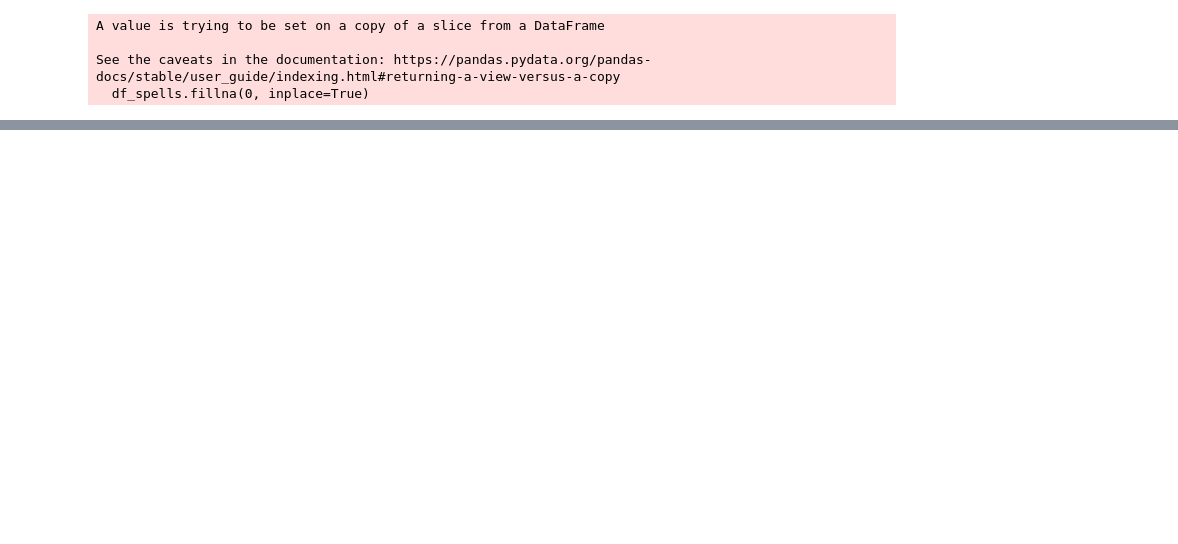
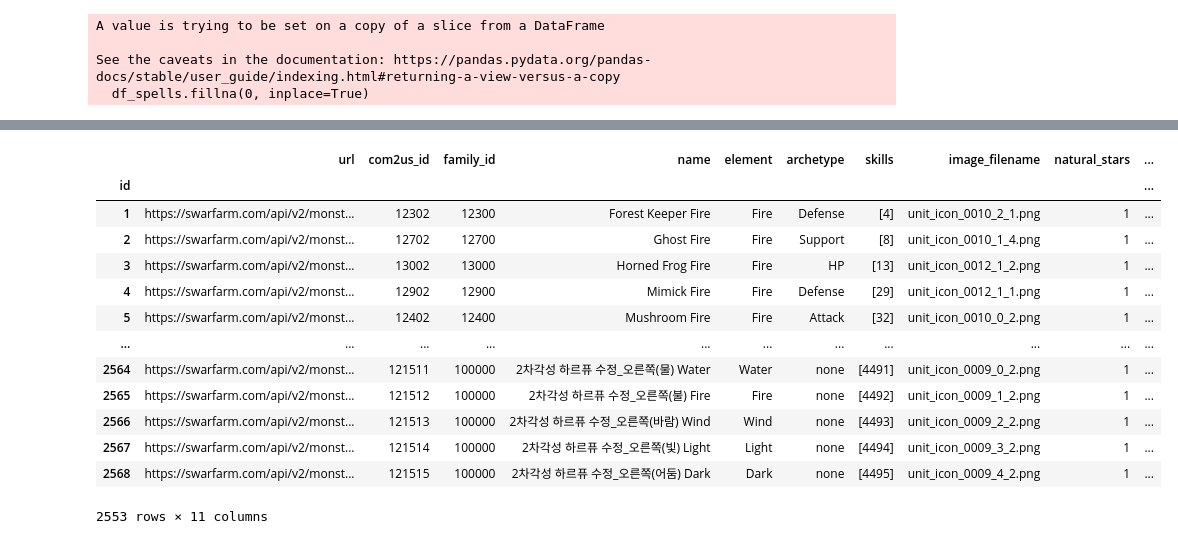
Before and after one commit to Tomlora/SummonersWars_ScoringRunage_Dashboard, a Jupyter notebook: save_swarfarm.ipynb, the cells around one changed output, grey strips where cells are left out. Saved outputs shown, nothing was run; the diff lists cells and outputs as text; code cells hidden in the pictures; blank space fills up the shorter version.

```diff
--- a/save_swarfarm.ipynb
+++ b/save_swarfarm.ipynb
@@ -62,7 +62,7 @@ def swarfarm_monstres():
     data = r.json()
     df = pd.DataFrame(data)
 
-    for i in track(range(2,25), description="Chargement de la Database Swarfarm..."):
+    for i in track(range(2,27), description="Chargement de la Database Swarfarm..."):
         url = f"https://swarfarm.com/api/v2/monsters/?page={i}"
         r = requests.get(url=url)
         data = r.json()
@@ -82,12 +82,12 @@ def swarfarm_monstres():
 
     df_mobs_swarfarm.drop([0], axis=1, inplace=True)
 
-    df_mobs_swarfarm.fillna({'url_leader' : 'Aucun',
+    df_mobs_swarfarm.fillna({'url_leader' : '-1',
                              'attribute_leader' : 'Aucun',
-                             'amount_leader' : 'Aucun',
+                             'amount_leader' : '-1',
                              'area_leader' : 'Aucun',
-                             'id_leader' : 'Aucun',
-                             'element_leader' : 'Aucun'}, inplace=True)
+                             'id_leader' : '-1',
+                             'element_leader' : '-1'}, inplace=True)
 
     # on rajoute le type des monstres dans la colonne 'name' pour les monstres non-awaken
 
@@ -316,3 +364,11 @@ for index, element in df_filtre['used_on'].items():
+# %%
+df_mob.set_index('id', inplace=True)
+# %%
+df_mob[['id_leader', 'amount_leader']] = df_mob[['id_leader', 'amount_leader']].astype(int)
+
+df_leader = df_mob[['id_leader', 'url_leader', 'attribute_leader', 'amount_leader', 'area_leader', 'element_leader']].set_index('id_leader')
+df_leader.drop_duplicates(inplace=True)
+df_mob.drop(['url_leader', 'attribute_leader', 'amount_leader', 'area_leader', 'element_leader'], axis=1, inplace=True)
 # %%
 from sqlalchemy import create_engine, text, Float, BigInteger
 from os import environ
@@ -326,5 +384,22 @@ def init_connection():
     return engine.connect()
 
 conn = init_connection()
+# %%
+df_mob
+# %% [output]
+|  | url | com2us_id | family_id | name | element | archetype | skills | image_filename | natural_stars | ... |
+| id |  |  |  |  |  |  |  |  |  | ... |
+| 1 | https://swarfarm.com/api/v2/monst... | 12302 | 12300 | Forest Keeper Fire | Fire | Defense | [4] | unit_icon_0010_2_1.png | 1 | ... |
+| 2 | https://swarfarm.com/api/v2/monst... | 12702 | 12700 | Ghost Fire | Fire | Support | [8] | unit_icon_0010_1_4.png | 1 | ... |
+| 3 | https://swarfarm.com/api/v2/monst... | 13002 | 13000 | Horned Frog Fire | Fire | HP | [13] | unit_icon_0012_1_2.png | 1 | ... |
+| 4 | https://swarfarm.com/api/v2/monst... | 12902 | 12900 | Mimick Fire | Fire | Defense | [29] | unit_icon_0012_1_1.png | 1 | ... |
+| 5 | https://swarfarm.com/api/v2/monst... | 12402 | 12400 | Mushroom Fire | Fire | Attack | [32] | unit_icon_0010_0_2.png | 1 | ... |
+| ... | ... | ... | ... | ... | ... | ... | ... | ... | ... | ... |
+| 2564 | https://swarfarm.com/api/v2/monst... | 121511 | 100000 | 2차각성 하르퓨 수정_오른쪽(물) Water | Water | none | [4491] | unit_icon_0009_0_2.png | 1 | ... |
+| 2565 | https://swarfarm.com/api/v2/monst... | 121512 | 100000 | 2차각성 하르퓨 수정_오른쪽(불) Fire | Fire | none | [4492] | unit_icon_0009_1_2.png | 1 | ... |
+| 2566 | https://swarfarm.com/api/v2/monst... | 121513 | 100000 | 2차각성 하르퓨 수정_오른쪽(바람) Wind | Wind | none | [4493] | unit_icon_0009_2_2.png | 1 | ... |
+| 2567 | https://swarfarm.com/api/v2/monst... | 121514 | 100000 | 2차각성 하르퓨 수정_오른쪽(빛) Light | Light | none | [4494] | unit_icon_0009_3_2.png | 1 | ... |
+| 2568 | https://swarfarm.com/api/v2/monst... | 121515 | 100000 | 2차각성 하르퓨 수정_오른쪽(어둠) Dark | Dark | none | [4495] | unit_icon_0009_4_2.png | 1 | ... |
+2553 rows × 11 columns
 # %%
 df_mob.to_sql('sw_ref_monsters', conn, if_exists='replace')
```
Also changed, not shown: parts of 27 cells of this notebook, 1 other file.
